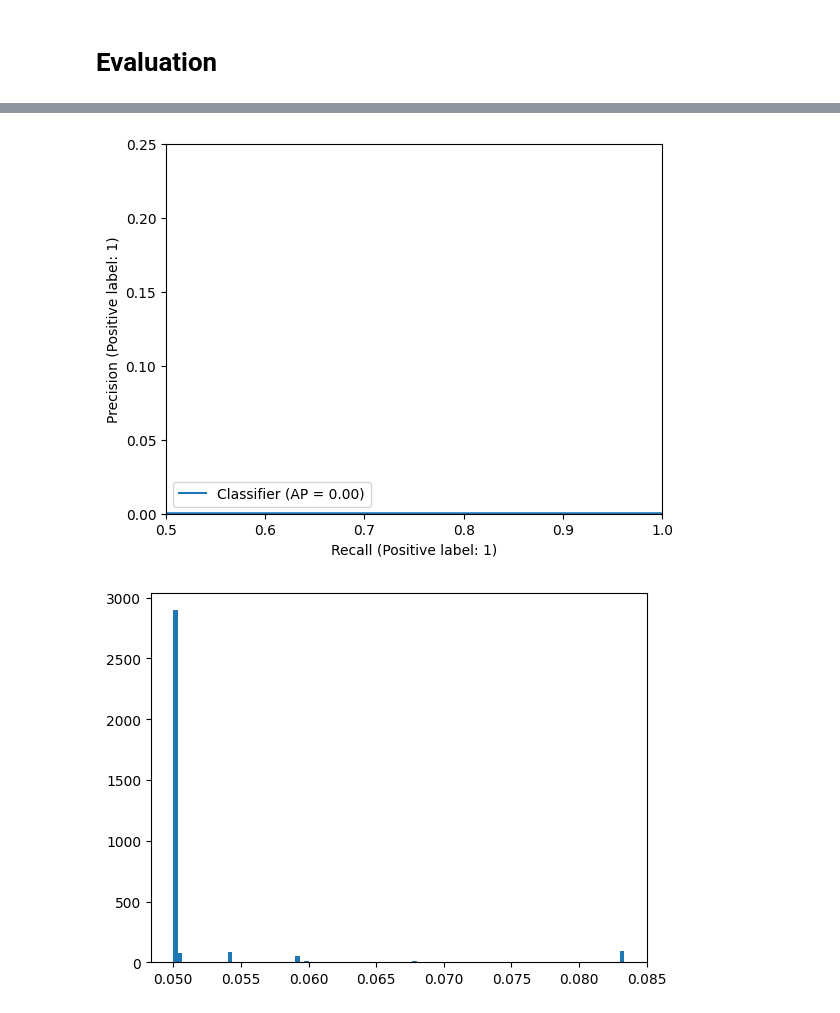
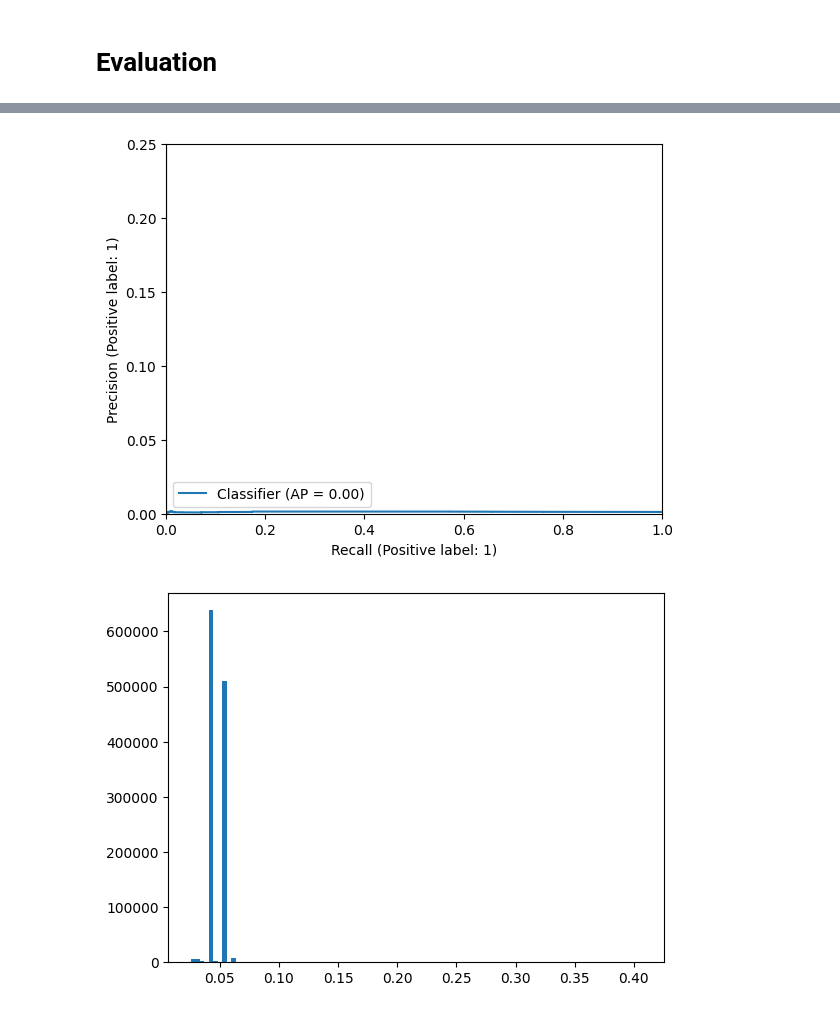
Before and after one commit to msc2106/CreditCardFraud, a Jupyter notebook: notebooks/rnn.ipynb, the cells around one changed output, grey strips where cells are left out. Saved outputs shown, nothing was run; the diff lists cells and outputs as text; code cells hidden in the pictures.

Commit message:
Deep learning experiments colab notebooks

```diff
--- a/notebooks/rnn.ipynb
+++ b/notebooks/rnn.ipynb
@@ -194,23 +244,16 @@ print(X_seq_train.shape, y_seq_train.shape, X_seq_test.shape, y_seq_test.shape)
-# %%
-tf.keras.backend.clear_session()
-
-resolver = tf.distribute.cluster_resolver.TPUClusterResolver('grpc://' + os.environ['COLAB_TPU_ADDR'])
-# or: tf.distribute.cluster_resolver.TPUClusterResolver() # TPU detection
-tf.config.experimental_connect_to_cluster(resolver)
-
-# This is the TPU initialization code that has to be at the beginning.
-tf.tpu.experimental.initialize_tpu_system(resolver)
-print("All devices: ", tf.config.list_logical_devices('TPU'))
-
-strategy = tf.distribute.experimental.TPUStrategy(resolver)
 # %%
-def create_model(seq_length, num_cols, dense_width=10_000, lstm_width=5_000):
+def create_model(seq_length, num_cols, dense_width=400, lstm_width=100, batch_size=batch_size):
     rnn = keras.models.Sequential()
+
+    rnn.add(keras.layers.Input(shape=(seq_length, num_cols))) # Omittting batch_size=batch_size because this will be handled by dataset
 
     rnn.add(keras.layers.Masking(input_shape=(seq_length, num_cols)))
 
-    feature_extraction = keras.layers.Dense(dense_width, activation='relu')
-    rnn.add(keras.layers.TimeDistributed(feature_extraction)) # this preserves sequence length
+    feature_extraction1 = keras.layers.Dense(dense_width, activation='relu')
+    rnn.add(keras.layers.TimeDistributed(feature_extraction1)) # this preserves sequence length
+
+    feature_extraction2 = keras.layers.Dense(dense_width//2, activation='relu')
+    rnn.add(keras.layers.TimeDistributed(feature_extraction2))
 
     rnn.add(keras.layers.LSTM(lstm_width, return_sequences=True))
     rnn.add(keras.layers.LSTM(lstm_width, return_sequences=True))
@@ -221,9 +264,12 @@ def create_model(seq_length, num_cols, dense_width=10_000, lstm_width=5_000):
     output_layer = keras.layers.Dense(1, activation='sigmoid')
     rnn.add(keras.layers.TimeDistributed(output_layer))
 
+    # loss = 'binary_crossentropy'
+    loss = tf.keras.losses.BinaryFocalCrossentropy(apply_class_balancing=True) # try apply_class_balancing=True instead of sample weights
+
     rnn.compile(
         optimizer='adam',
-        loss='binary_crossentropy',
-        metrics=['recall']
+        loss=loss,
+        metrics=[tf.keras.metrics.AUC(curve=curve, name=f"{curve}-AUC") for curve in ("ROC", "PR")]
     )
     return rnn
@@ -253,9 +281,9 @@ with strategy.scope():
 
 print(rnn.summary())
 training_history = rnn.fit(
-    X_seq_train,
-    y_seq_train,
-    epochs=10,
+    training_data,
+    steps_per_epoch=n_train//batch_size,
+    epochs=25
 )
 
 rnn.save_weights(output_path, overwrite=True)
@@ -267,0 +310,3 @@ y_pred_seq = rnn.predict(X_seq_test)
+# %%
+y_pred = rnn.predict(X_seq_test).reshape(-1)[test_mask]
+y_test_masked = y_seq_test.reshape(-1)[test_mask]
@@ -268,10 +315,10 @@ y_pred_seq = rnn.predict(X_seq_test)
 # %%
 from sklearn.metrics import PrecisionRecallDisplay
-p_r_curve = PrecisionRecallDisplay.from_predictions(y_seq_train.reshape(-1), y_pred_seq.reshape(-1))
-plt.axis((0.5, 1., 0., 0.25));
+p_r_curve = PrecisionRecallDisplay.from_predictions(y_test_masked, y_pred)
+plt.axis((0., 1., 0., 0.25));
 # %% [output]
-[figure, old version]
+[figure, new version]
 # %%
-plt.hist(y_pred[y_train==1], bins=100);
+plt.hist(y_pred, bins=100);
 # %% [output]
-[figure, old version]
+[figure, new version]
```
Also changed, not shown: parts of 17 cells of this notebook, 2 other files.
